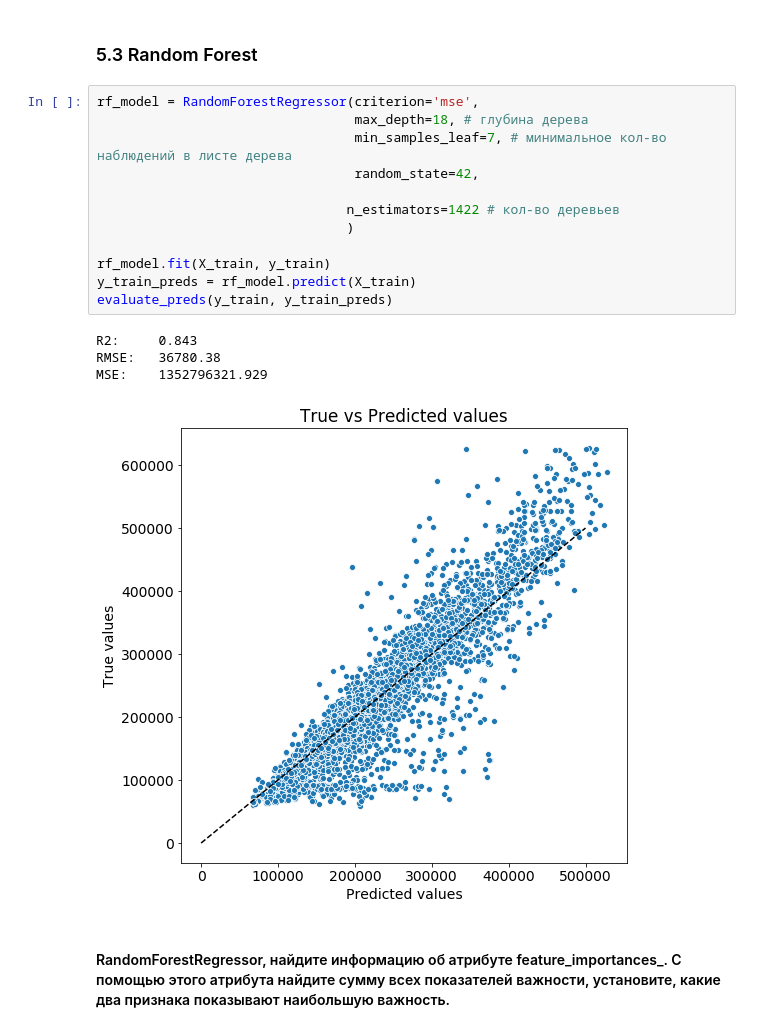
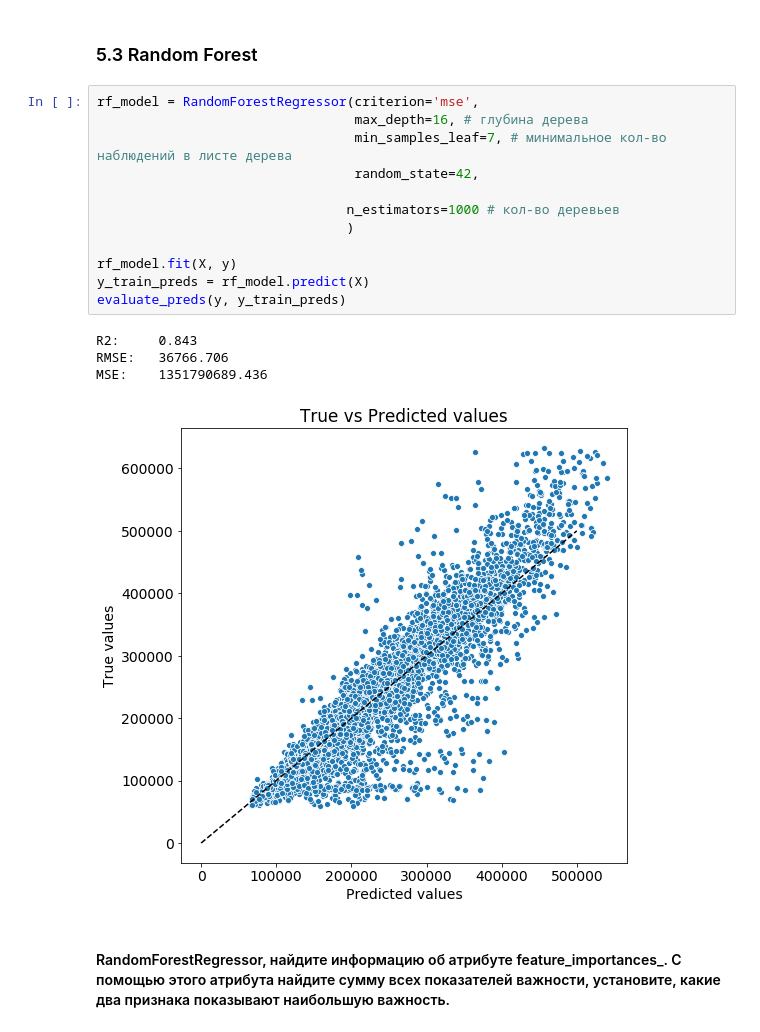
Before and after one commit to IvanyukDima/Libraries_Python, a Jupyter notebook: Real_estate_course.ipynb, the cells around one changed output. Cells and saved outputs as stored; diff of their text form.

```diff
--- a/Real_estate_course.ipynb
+++ b/Real_estate_course.ipynb
@@ -364,21 +364,21 @@ def evaluate_preds(true_values, pred_values, save=False):
 ### 5.3 Random Forest
 # %%
 rf_model = RandomForestRegressor(criterion='mse',
-                                 max_depth=18, # глубина дерева
+                                 max_depth=16, # глубина дерева
                                  min_samples_leaf=7, # минимальное кол-во наблюдений в листе дерева
                                  random_state=42,
 
-                                n_estimators=1422 # кол-во деревьев
+                                n_estimators=1000 # кол-во деревьев
                                 )
 
-rf_model.fit(X_train, y_train)
-y_train_preds = rf_model.predict(X_train)
-evaluate_preds(y_train, y_train_preds)
+rf_model.fit(X, y)
+y_train_preds = rf_model.predict(X)
+evaluate_preds(y, y_train_preds)
 # %% [output]
 R2:     0.843
-RMSE:   36780.38
-MSE:    1352796321.929
+RMSE:   36766.706
+MSE:    1351790689.436
-[figure, old version]
+[figure, new version]
 # %% [markdown]
 #### RandomForestRegressor, найдите информацию об атрибуте feature_importances_. С помощью этого атрибута найдите сумму всех показателей важности, установите, какие два признака показывают наибольшую важность.
 # %%
```
Also changed, not shown: parts of 4 cells of this notebook.
